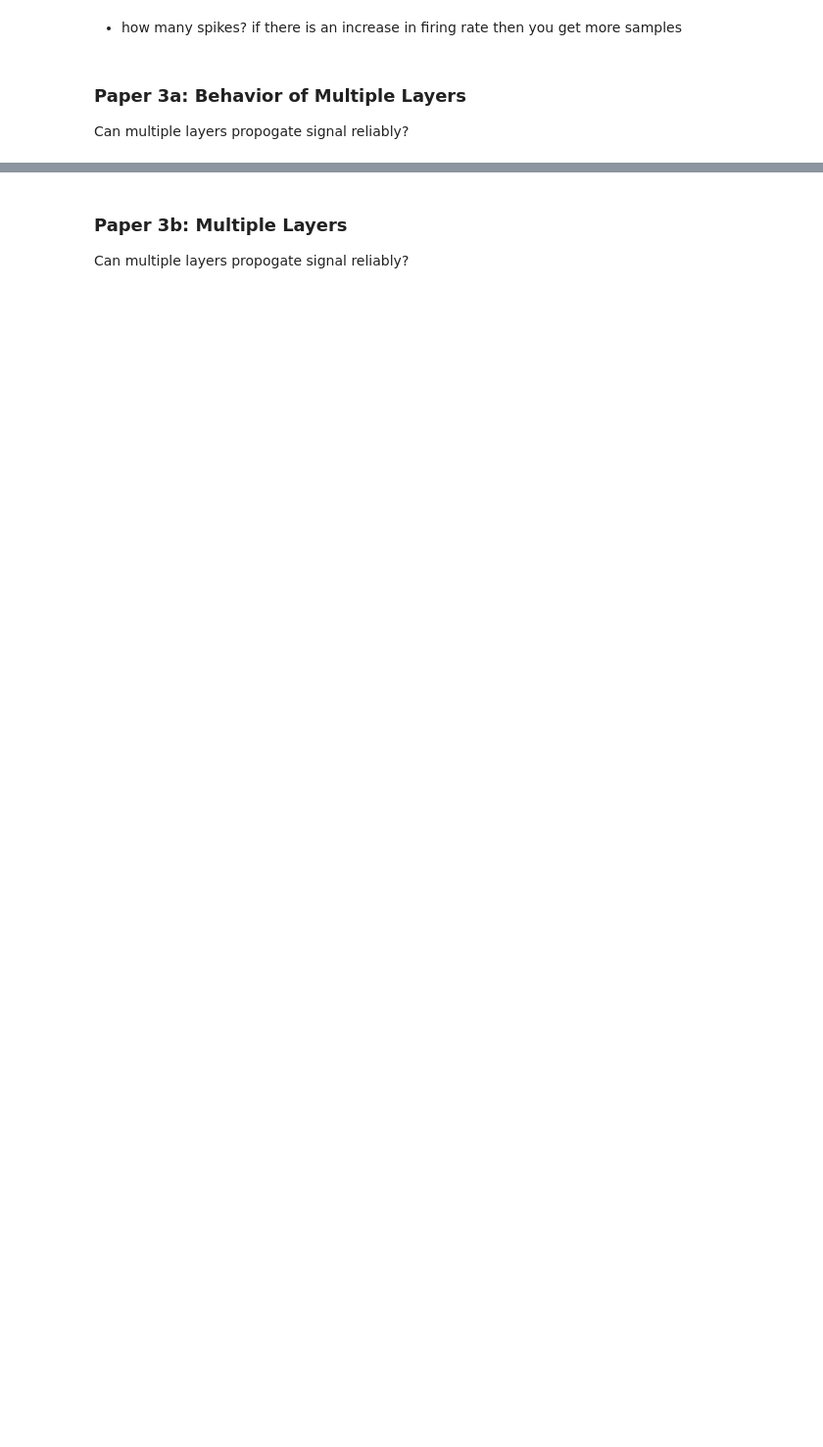
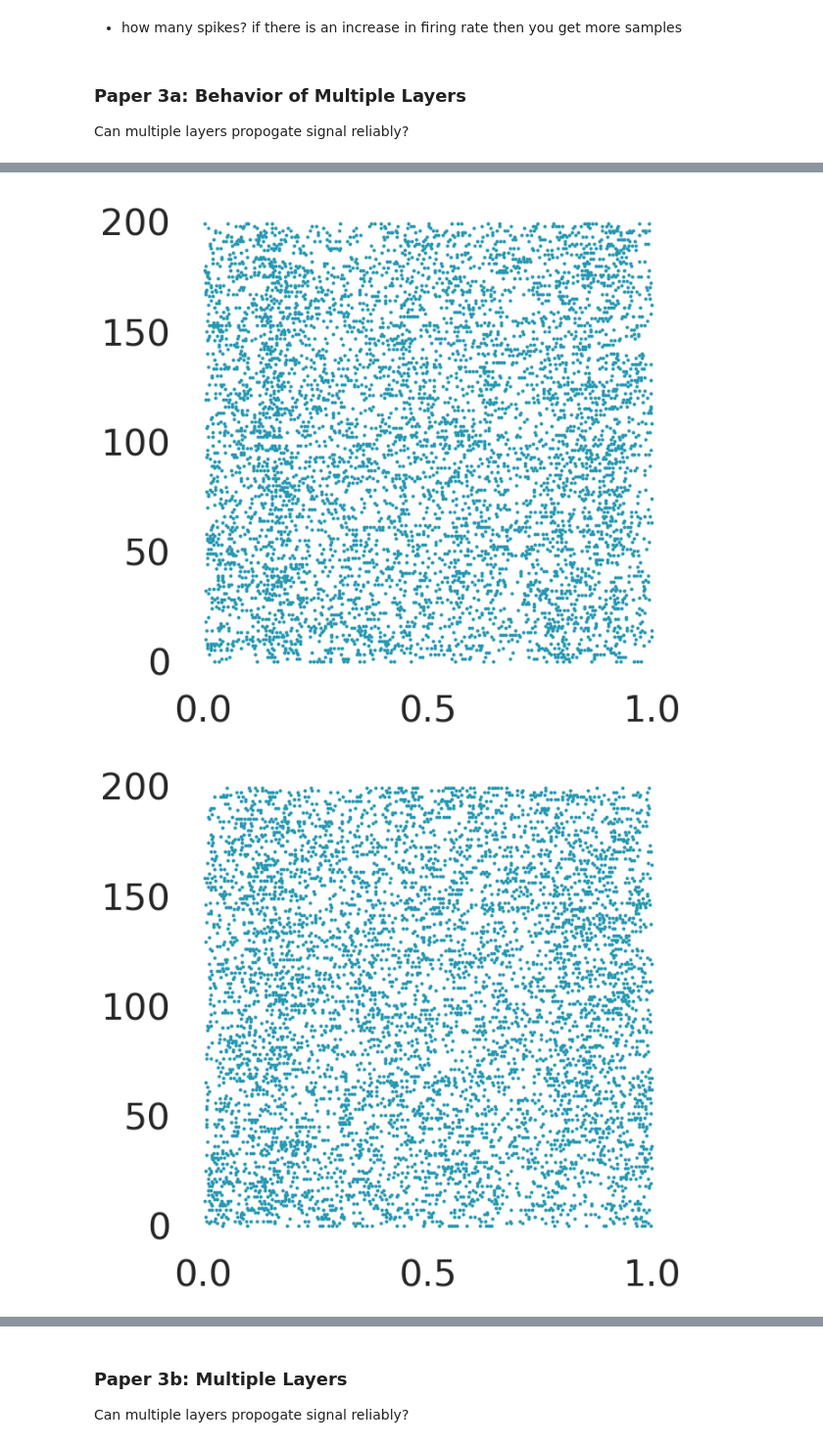
Before and after one commit to nsbspl/async-spike-propagation, a Jupyter notebook: main.ipynb, the cells around one changed output, grey strips where cells are left out. Shown at 98% size. Cells and saved outputs as stored; diff of their text form; code cells hidden in the pictures; blank space fills up the shorter version.

```diff
--- a/main.ipynb
+++ b/main.ipynb
@@ -173,15 +159,0 @@ plt.savefig((os.path.join(GRAPHS_DIR, "input.png")))
-# %%
-in_spike_inds, in_spike_trial = np.where(F_binary > 0)
-in_spike_inds = in_spike_inds / 10000.0
-
-out_spike_inds, out_spike_trial = np.where(spike_out > 0)
-out_spike_inds = out_spike_inds / 10000.0
-
-in_mean_fr = in_spike_trial.shape[0] / NUM_NEURONS / (test_t_stop / 1.0e3)
-out_mean_fr = out_spike_trial.shape[0] / NUM_NEURONS / (test_t_stop / 1.0e3)
-
-in_inst_fr_mean = in_fr.mean(0).mean(0).numpy()
-out_inst_fr_mean = out_fr.mean(0).mean(0).numpy()
-
-in_a = in_mean_fr / in_inst_fr_mean
-out_a = out_mean_fr / out_inst_fr_mean
@@ -531,5 +444,5 @@ plt.savefig((os.path.join(GRAPHS_DIR, "verif_fcl_approx_inst_fr.png")))
 # %%
-vnoise_vs_efficiency = []
+noise_vs_efficiency = []
 noise = []
 for exp_uuid in mve.var_values_dict:
     exp = mve.load_one_experiment(RESULTS_DIR, load_poc_3a_file, exp_uuid)
@@ -817,8 +696,6 @@ out = test_i_inj
 efficiencies = np.empty((DEPTH))
 
 in_fr = None
-
-# fcl = FullyConnectedLayerApprox.from_layer(layer)
 
 for d in depths:
     out, _, F_binary, _ = layer.output(out, dt, test_t_stop)
@@ -832,11 +709,11 @@ for d in depths:
 
     plt.rc('axes',edgecolor='#FFFFFF')
 
-#     in_spike_inds, in_spike_trial = np.where(F_binary[:10000] > 0)
-#     in_spike_inds = in_spike_inds / 10000.0
-#     plt.figure(figsize=(10,10))
-#     plt.scatter(in_spike_inds, in_spike_trial, s=6, marker='o', c="#2598B2")
-#     plt.savefig((os.path.join(GRAPHS_DIR, "propnet_w_regen_output_spikes_layer" + str(d) + ".png")))
+    in_spike_inds, in_spike_trial = np.where(F_binary[:10000] > 0)
+    in_spike_inds = in_spike_inds / 10000.0
+    plt.figure(figsize=(10,10))
+    plt.scatter(in_spike_inds, in_spike_trial, s=6, marker='o', c="#2598B2")
+    plt.savefig((os.path.join(GRAPHS_DIR, "50pA_propnet_w_regen_output_spikes_layer" + str(d) + ".png")))
 
     sns.set(style="white")
     sns.set_context("talk", font_scale=2.5)
@@ -846,25 +723,18 @@ for d in depths:
     t = np.arange(0, 1.0, 1e-4)
 
     plt.figure(figsize=(10,8))
-    plt.ylim(top=200)
+    plt.ylim(top=60)
 
-#     plt.xticks([])
-#     plt.yticks([])
-#     plt.xticks(np.arange(0, 5.1, step=2.5))
-
-    plt.plot(t, in_fr.mean(1).numpy()[:10000] * in_a, "#888888", lw=5.0)
-    plt.plot(t, out_fr.mean(1).numpy()[:10000] * out_a, '#189B48', lw=5.0)
-
-    # plt.title("Reduced Network: Unconstrained Optimization")
-    # plt.xlabel("Time (s)")
-    # plt.ylabel("Inst. Firing Rate (Hz)")
+    plt.plot(t, in_fr.mean(1).numpy()[:10000], "#888888", lw=5.0)
+    plt.plot(t, out_fr.mean(1).numpy()[:10000], '#189B48', lw=5.0)
 
 
     sns.despine()
 
 #     plt.show()
-    plt.savefig((os.path.join(GRAPHS_DIR, "propnet_w_regen_fr_layer" + str(d) + ".png")))
+    plt.savefig((os.path.join(GRAPHS_DIR, "50pA_propnet_w_regen_fr_layer" + str(d) + ".png")))
 
     plt.close()
 
     layer.W = np.random.normal(np.mean(layer.W), np.std(layer.W), layer.W.shape)
+# %% [output]
@@ -870,0 +743,2 @@ for d in depths:
+[figure, added]
+[figure, added]
```
Also changed, not shown: parts of 52 cells of this notebook, 1 other file.
